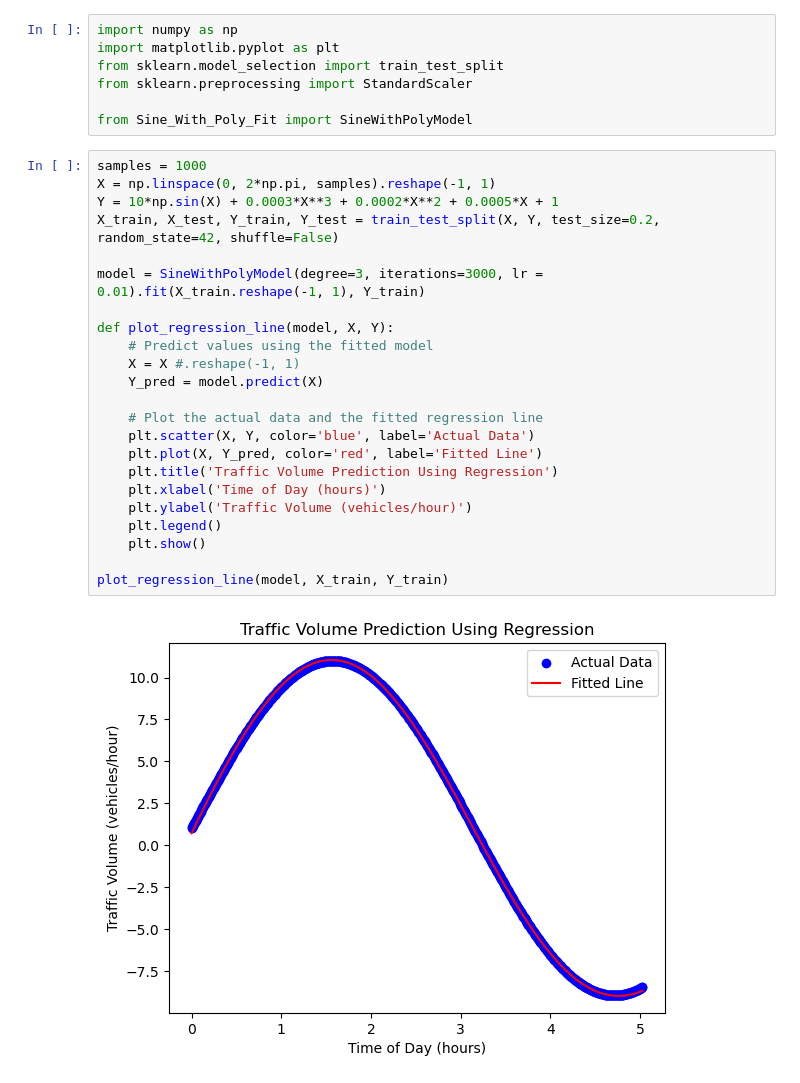
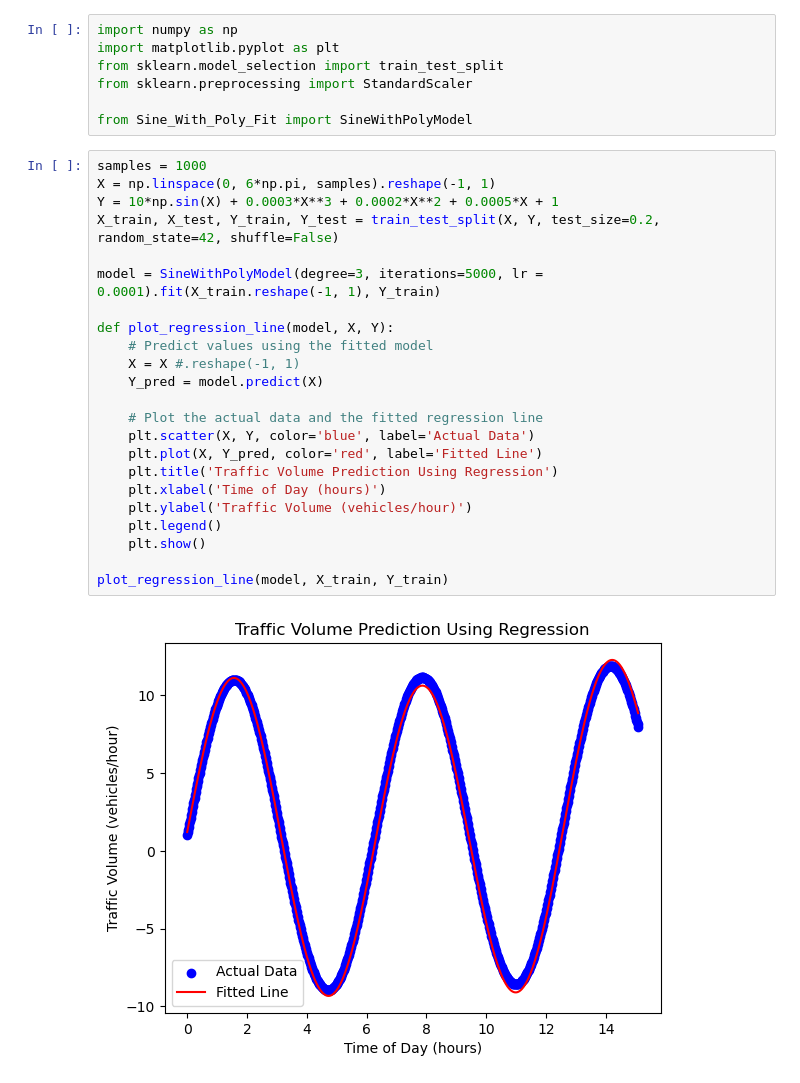
Before and after one commit to BoAndArrows/CMSC320-Final-B-W-Y-C, a Jupyter notebook: Model/sine_poly_fit_test.ipynb, the cells around one changed output. Saved outputs shown, nothing was run; the diff lists cells and outputs as text.

Commit message:
debugging model

```diff
--- a/Model/sine_poly_fit_test.ipynb
+++ b/Model/sine_poly_fit_test.ipynb
@@ -7,26 +7,26 @@ from sklearn.preprocessing import StandardScaler
 from Sine_With_Poly_Fit import SineWithPolyModel
 # %%
 samples = 1000
-X = np.linspace(0, 2*np.pi, samples).reshape(-1, 1)
+X = np.linspace(0, 6*np.pi, samples).reshape(-1, 1)
 Y = 10*np.sin(X) + 0.0003*X**3 + 0.0002*X**2 + 0.0005*X + 1
 X_train, X_test, Y_train, Y_test = train_test_split(X, Y, test_size=0.2, random_state=42, shuffle=False)
 
-model = SineWithPolyModel(degree=3, iterations=3000, lr = 0.01).fit(X_train.reshape(-1, 1), Y_train)
+model = SineWithPolyModel(degree=3, iterations=5000, lr = 0.0001).fit(X_train.reshape(-1, 1), Y_train)
 
 def plot_regression_line(model, X, Y):
     # Predict values using the fitted model
     X = X #.reshape(-1, 1)
     Y_pred = model.predict(X)
 
     # Plot the actual data and the fitted regression line
     plt.scatter(X, Y, color='blue', label='Actual Data')
     plt.plot(X, Y_pred, color='red', label='Fitted Line')
     plt.title('Traffic Volume Prediction Using Regression')
     plt.xlabel('Time of Day (hours)')
     plt.ylabel('Traffic Volume (vehicles/hour)')
     plt.legend()
     plt.show()
 
 plot_regression_line(model, X_train, Y_train)
 # %% [output]
-[figure, old version]
+[figure, new version]
```
Also changed, not shown: 1 other file.
